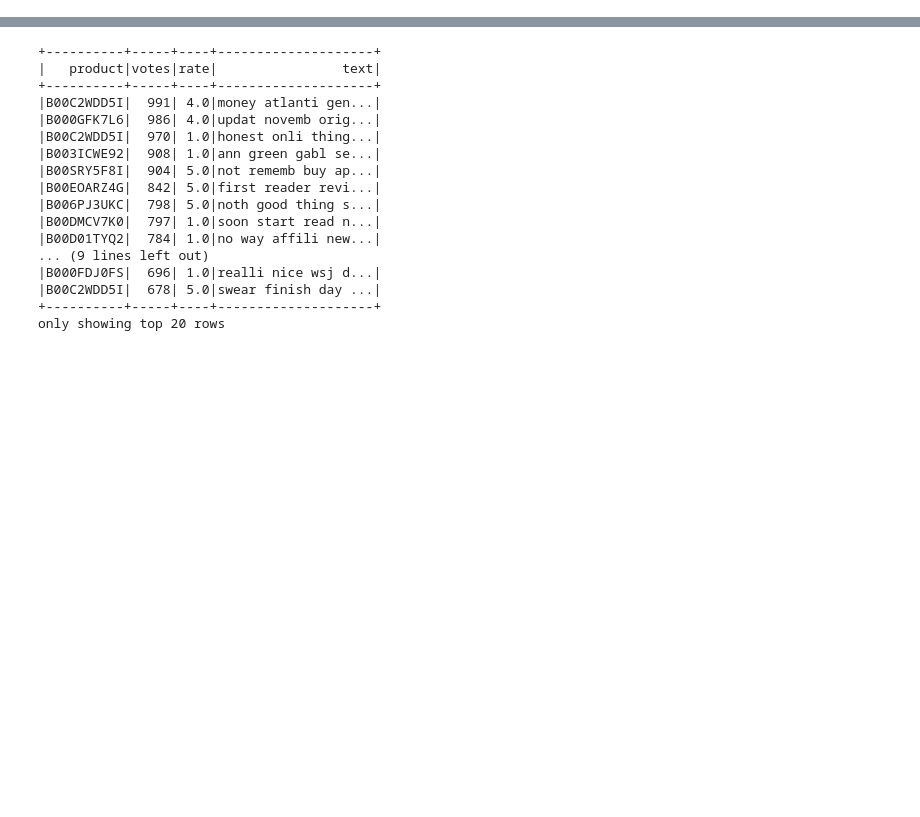
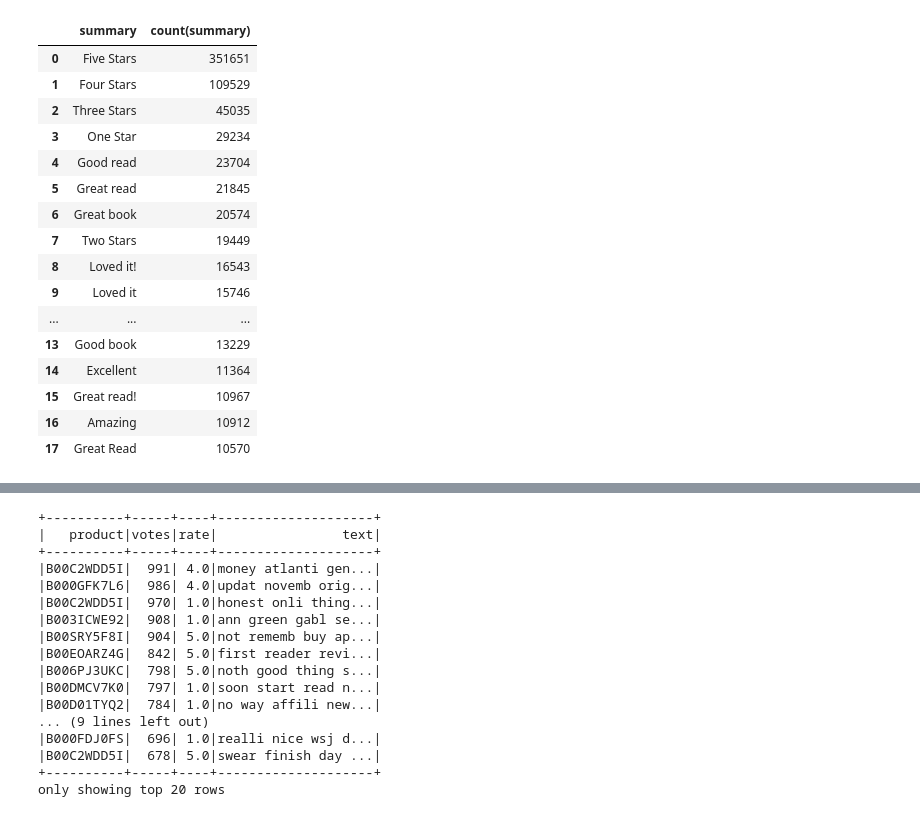
Before and after one commit to moiraghif/Amazon-Kindle-Store-Reviews, a Jupyter notebook: Clustering.ipynb, the cells around one changed output, grey strips where cells are left out. Saved outputs shown, nothing was run; the diff lists cells and outputs as text; code cells hidden in the pictures; blank space fills up the shorter version.

```diff
--- a/Clustering.ipynb
+++ b/Clustering.ipynb
@@ -78,0 +101,20 @@ only showing top 5 rows
+# %%
+summary_res[summary_res["count(summary)"]>10000][["summary","count(summary)"]]
+# %% [output]
+|  | summary | count(summary) |
+| 0 | Five Stars | 351651 |
+| 1 | Four Stars | 109529 |
+| 2 | Three Stars | 45035 |
+| 3 | One Star | 29234 |
+| 4 | Good read | 23704 |
+| 5 | Great read | 21845 |
+| 6 | Great book | 20574 |
+| 7 | Two Stars | 19449 |
+| 8 | Loved it! | 16543 |
+| 9 | Loved it | 15746 |
+| ... | ... | ... |
+| 13 | Good book | 13229 |
+| 14 | Excellent | 11364 |
+| 15 | Great read! | 10967 |
+| 16 | Amazing | 10912 |
+| 17 | Great Read | 10570 |
```
Also changed, not shown: parts of 8 cells of this notebook, 5 other files.
